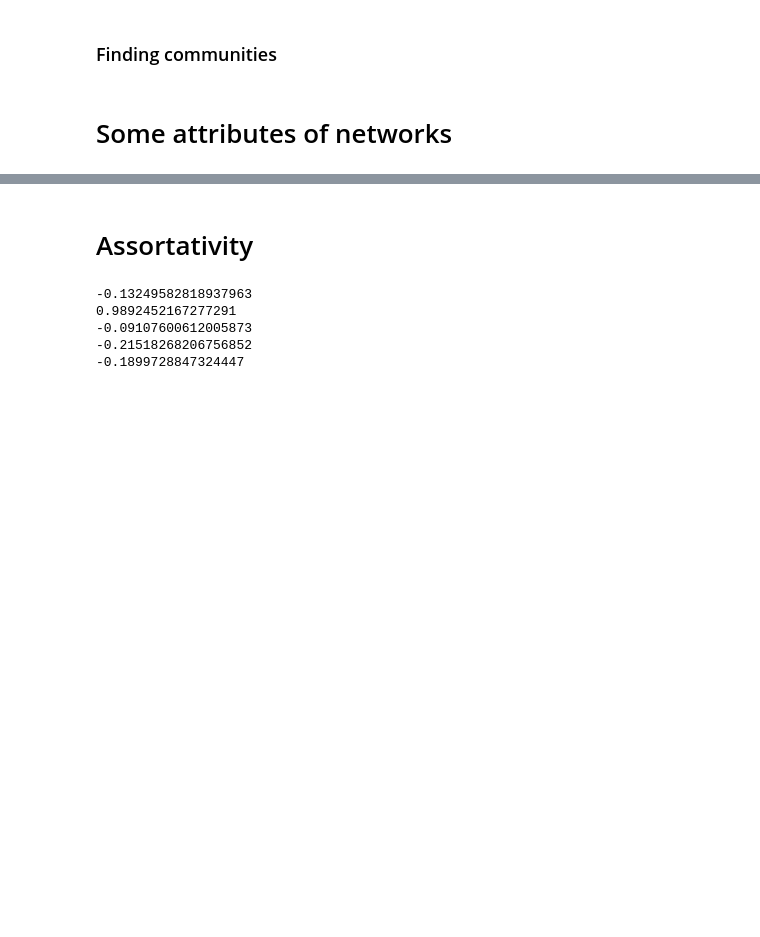
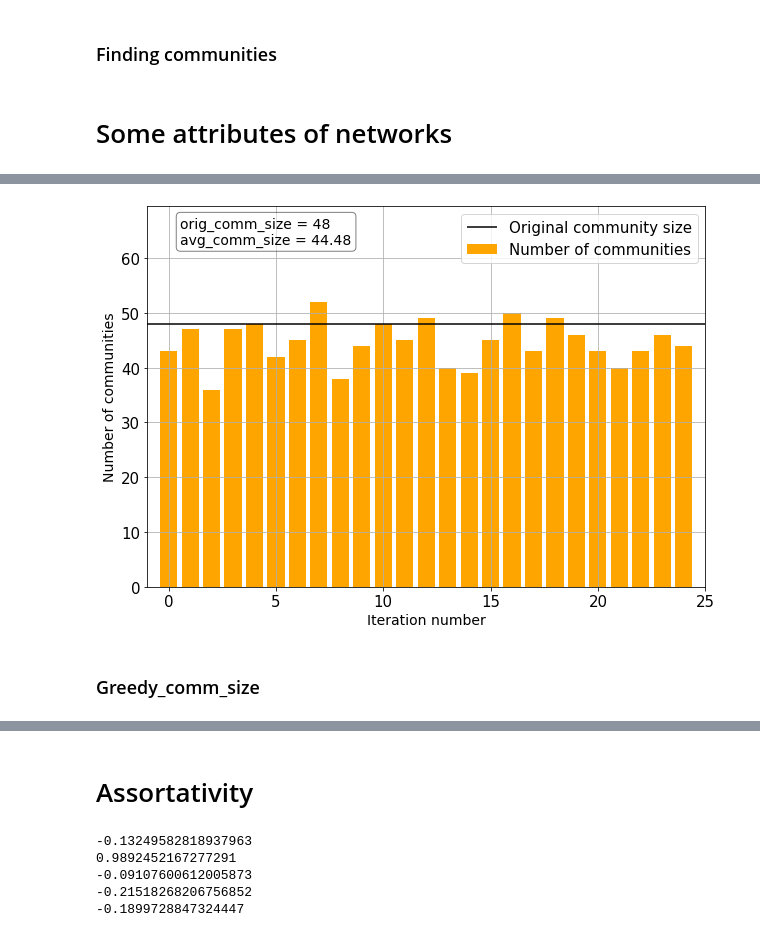
Before and after one commit to domonkoshaffner/network_visualisation, a Jupyter notebook: main_project_network.ipynb, the cells around one changed output, grey strips where cells are left out. Drawn from its saved outputs; the diff is of its cells as text; code cells hidden in the pictures; blank space fills up the shorter version.

```diff
--- a/main_project_network.ipynb
+++ b/main_project_network.ipynb
@@ -1627,0 +1629,43 @@ Calculating best minimal value for power law fit
+# %%
+# Iterating through 25 iterations and calculating the differe greedy communitie numbers and avg. sizes
+
+trans_greedy_com_num_list = []
+
+iter_num = 25
+
+for i in range(0,iter_num):
+    trans_config_model_graph = nx.generators.degree_seq.configuration_model(trans_deg_dist)
+    trans_greedy_com_num_list.append(len(Counter(greedy_algo(trans_config_model_graph).T[1].astype(int)).keys()))
+
+trans_greedy_comm_avg_size = np.mean(trans_greedy_com_num_list)
+
+trans_greedy_orig_comm_size = 48
+# %%
+# Plotting the results
+
+plt.figure(figsize=(10,7))
+
+plt.bar(list(range(0,iter_num)), trans_greedy_com_num_list, color = 'orange', label = 'Number of communities')
+plt.hlines(trans_greedy_orig_comm_size,-2,27, color = 'black', label = 'Original community size')
+
+#plt.title('Number of communities with the k_clique method', fontsize = 16)
+plt.xlabel('Iteration number', fontsize = 14)
+plt.ylabel('Number of communities', fontsize = 14)
+
+textstr = 'orig_comm_size = ' + str(trans_greedy_orig_comm_size) + '\navg_comm_size = ' + str(round(trans_greedy_comm_avg_size,3))
+props = dict(boxstyle='round', facecolor='white', alpha=0.5)
+plt.text(0.55, 67.6, textstr, fontsize=14, verticalalignment='top', bbox=props)
+
+plt.ylim(0,np.max(trans_greedy_comm_avg_size)+25)
+plt.xlim(-1,25)
+
+plt.legend()
+plt.grid()
+
+#plt.savefig('trans_config_greedy_comm_sizes.jpg', dpi = 400)
+
+plt.show()
+# %% [output]
+[figure, added]
+# %% [markdown]
+### Greedy_comm_size
```
Also changed, not shown: parts of 21 cells of this notebook.
